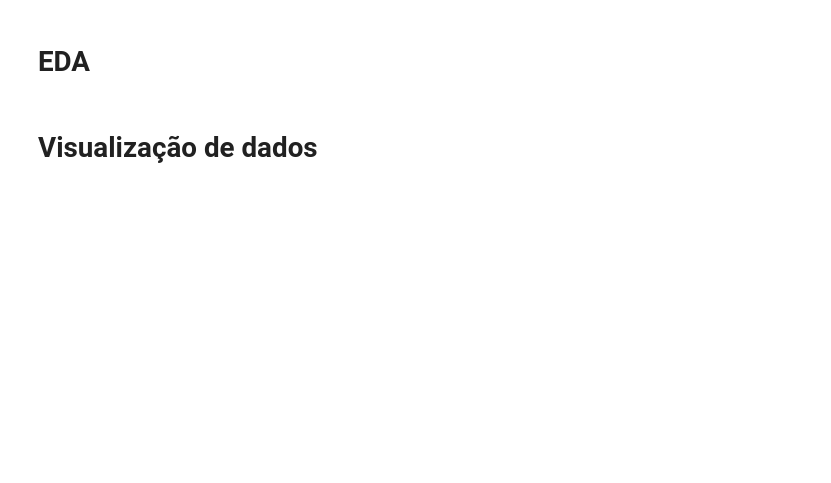
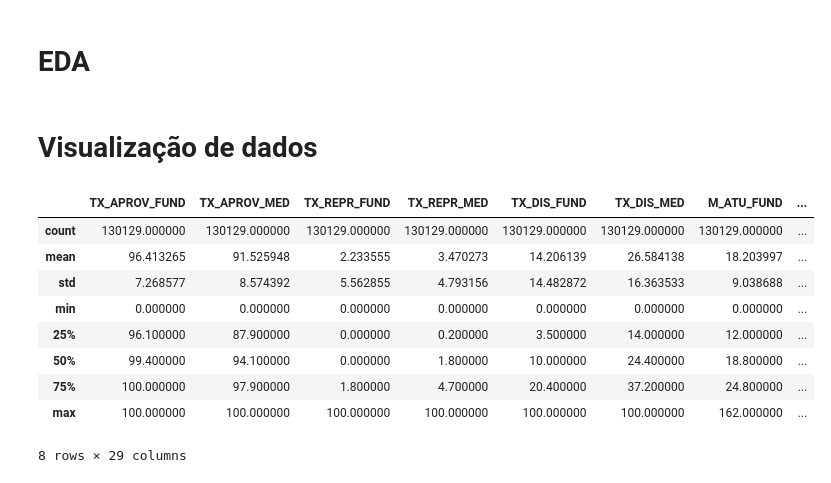
Before and after one commit to KassiaMabily/trabalho-analise, a Jupyter notebook: analise.ipynb, the cells around one changed output. Drawn from its saved outputs; the diff is of its cells as text; code cells hidden in the pictures; blank space fills up the shorter version.

```diff
--- a/analise.ipynb
+++ b/analise.ipynb
@@ -84,4 +103,18 @@ df_censo_eda['TX_EV_TOT'] = encoder.fit_transform(df_censo_eda[['TX_EV_TOT']])
 df_censo_eda['TX_EV_TOT'] = df_censo_eda['TX_EV_TOT'].astype(int)
 # %% [markdown]
 # Visualização de dados
+# %%
+# Medidas estatisticas do dataframe
+df_censo_eda.describe()
+# %% [output]
+|  | TX_APROV_FUND | TX_APROV_MED | TX_REPR_FUND | TX_REPR_MED | TX_DIS_FUND | TX_DIS_MED | M_ATU_FUND | ... |
+| count | 130129.000000 | 130129.000000 | 130129.000000 | 130129.000000 | 130129.000000 | 130129.000000 | 130129.000000 | ... |
+| mean | 96.413265 | 91.525948 | 2.233555 | 3.470273 | 14.206139 | 26.584138 | 18.203997 | ... |
+| std | 7.268577 | 8.574392 | 5.562855 | 4.793156 | 14.482872 | 16.363533 | 9.038688 | ... |
+| min | 0.000000 | 0.000000 | 0.000000 | 0.000000 | 0.000000 | 0.000000 | 0.000000 | ... |
+| 25% | 96.100000 | 87.900000 | 0.000000 | 0.200000 | 3.500000 | 14.000000 | 12.000000 | ... |
+| 50% | 99.400000 | 94.100000 | 0.000000 | 1.800000 | 10.000000 | 24.400000 | 18.800000 | ... |
+| 75% | 100.000000 | 97.900000 | 1.800000 | 4.700000 | 20.400000 | 37.200000 | 24.800000 | ... |
+| max | 100.000000 | 100.000000 | 100.000000 | 100.000000 | 100.000000 | 100.000000 | 162.000000 | ... |
+8 rows × 29 columns
 # %%
```
Also changed, not shown: parts of 11 cells of this notebook.
